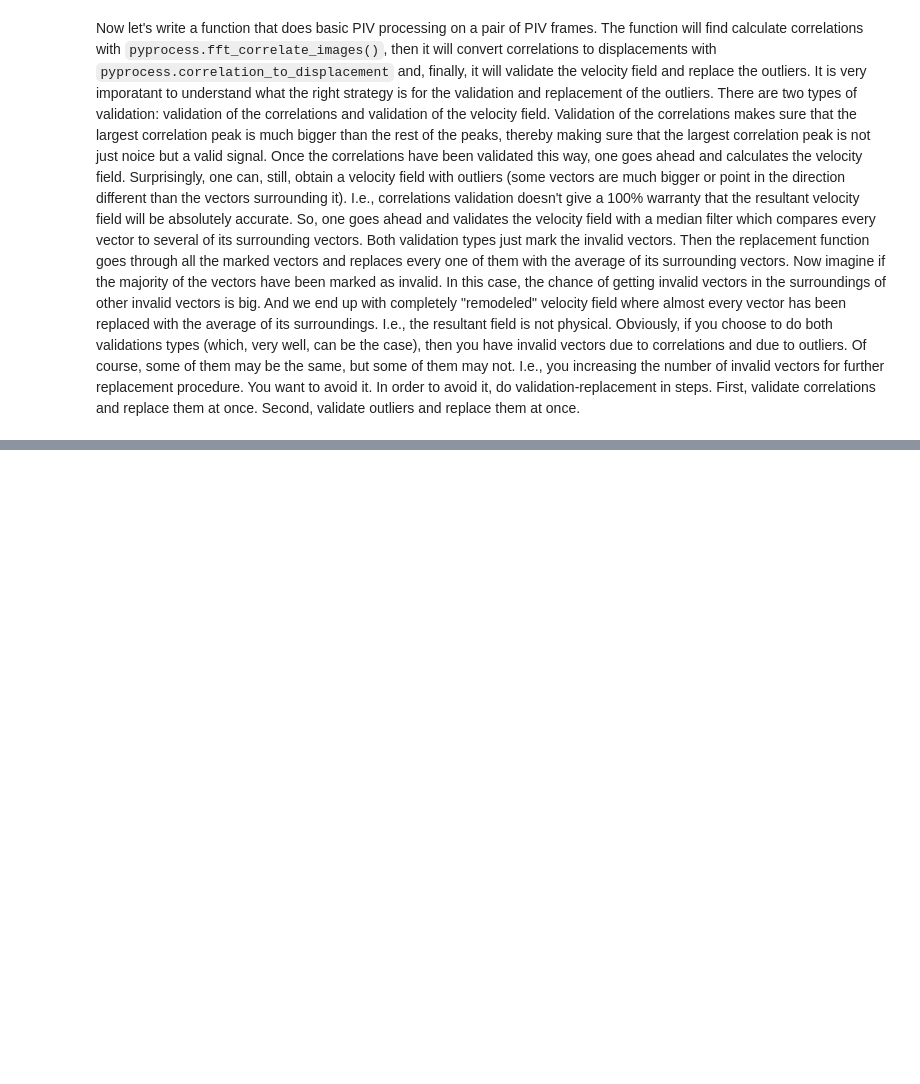
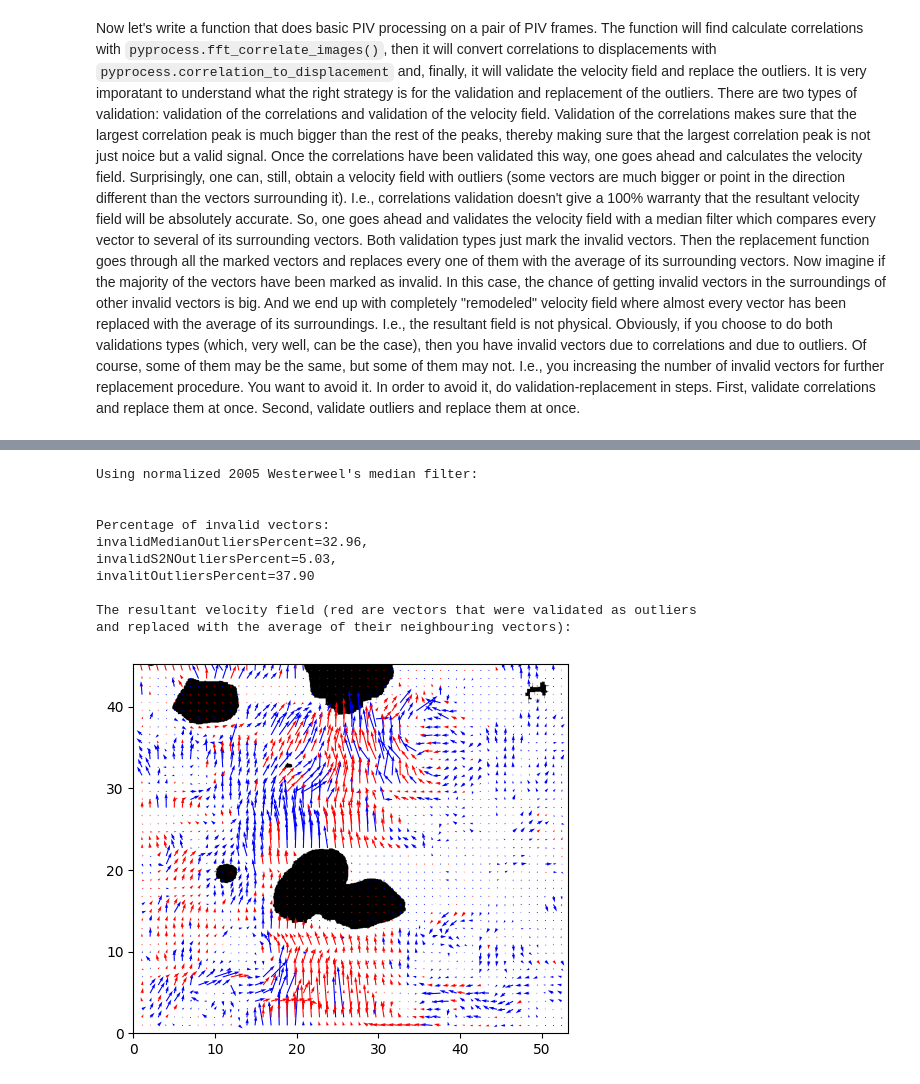
Before and after one commit to OpenPIV/openpiv-python-examples, a Jupyter notebook: notebooks/compare_median_filters.ipynb, the cells around one changed output, grey strips where cells are left out. Cells and saved outputs as stored; diff of their text form; code cells hidden in the pictures; blank space fills up the shorter version.

```diff
--- a/notebooks/compare_median_filters.ipynb
+++ b/notebooks/compare_median_filters.ipynb
@@ -272,0 +297,27 @@ PIVanalysis(dataArray = pairPIV,
+# %%
+print("Using normalized 2005 Westerweel's median filter with one run:\n")
+PIVanalysis(dataArray = pairPIV,
+            imageShape = imageShape,
+            searchAreaSize = searchAS,
+            overlap = ol,
+            scalingFactor = sf,
+            deltaT = tPulse,
+            maskBubble = bubblesMask,
+            nameTXT = fileTXT,
+            medianTest = 2005,
+            numRuns = 1,
+            s2nThresh = 2,
+            onImg = bubblesMaskFile
+)
+# %% [output]
+Using normalized 2005 Westerweel's median filter:
+
+
+Percentage of invalid vectors:
+invalidMedianOutliersPercent=32.96,
+invalidS2NOutliersPercent=5.03,
+invalitOutliersPercent=37.90
+
+The resultant velocity field (red are vectors that were validated as outliers
+and replaced with the average of their neighbouring vectors):
+[figure, added]
```
Also changed, not shown: parts of 7 cells of this notebook.
